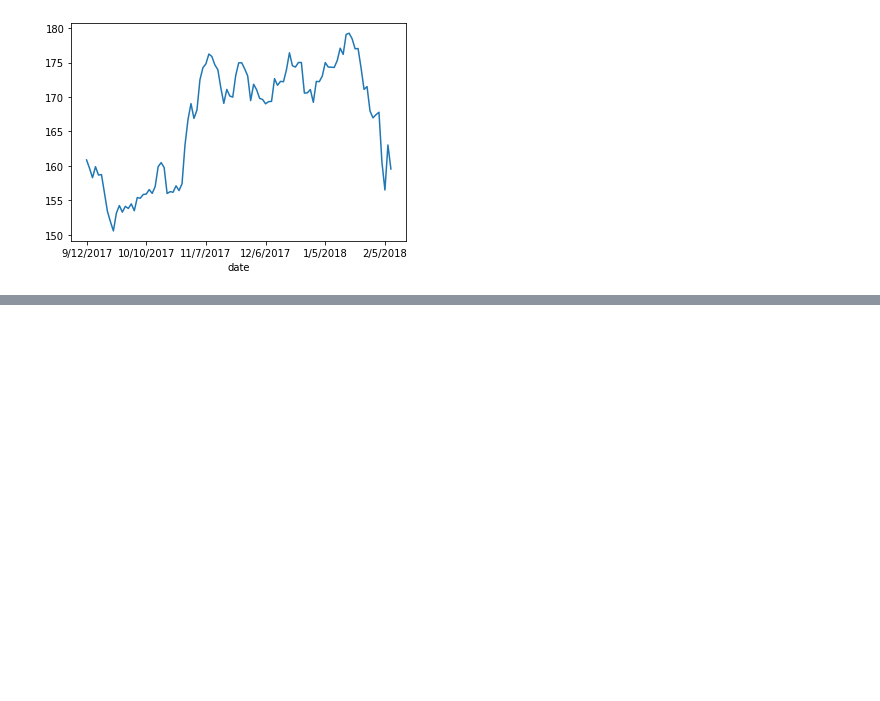
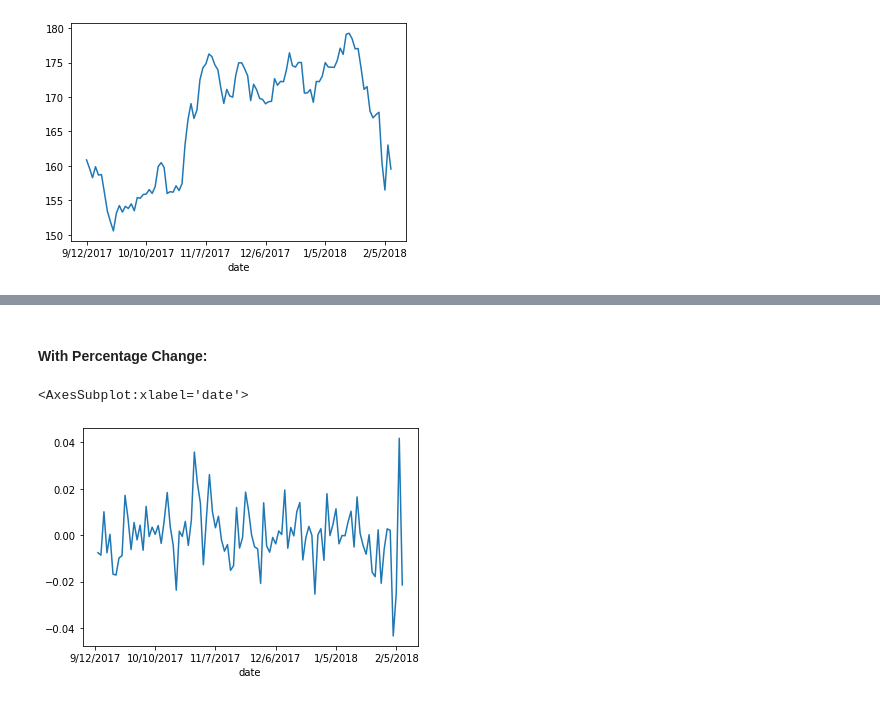
Before and after one commit to trombonee/QUANTTEducation, a Jupyter notebook: Tutorials/TimeSeriesLecture/TimeSeriesNotebook.ipynb, the cells around one changed output, grey strips where cells are left out. Cells and saved outputs as stored; diff of their text form; code cells hidden in the pictures; blank space fills up the shorter version.

```diff
--- a/Tutorials/TimeSeriesLecture/TimeSeriesNotebook.ipynb
+++ b/Tutorials/TimeSeriesLecture/TimeSeriesNotebook.ipynb
@@ -32,7 +35,8 @@ df.head()
 # %% [markdown]
 ### Step Three: Plot the time series data
 # %%
-df.loc['AAPL']['close'].plot()
+closing_prices = df.loc['AAPL']['close']
+closing_prices.plot()
 # %% [output]
 <AxesSubplot:xlabel='date'>
 [figure]
@@ -60,0 +117,7 @@ Hint: Remember we are looking for finite mean and finite variance
+# %% [markdown]
+#### With Percentage Change:
+# %%
+closing_prices.pct_change().plot()
+# %% [output]
+<AxesSubplot:xlabel='date'>
+[figure, added]
```
Also changed, not shown: parts of 36 cells of this notebook.
